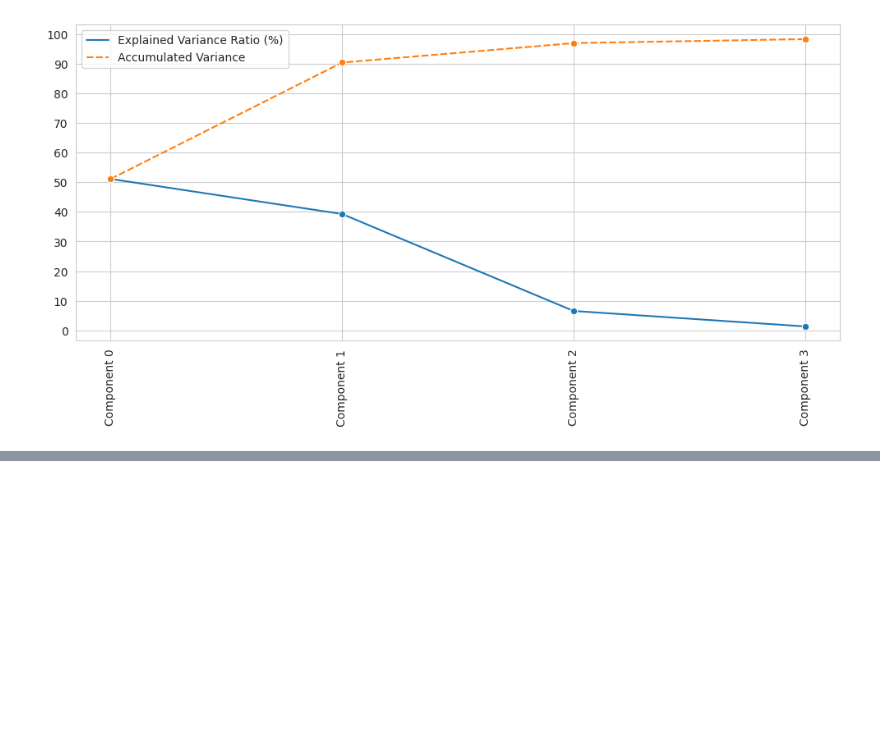
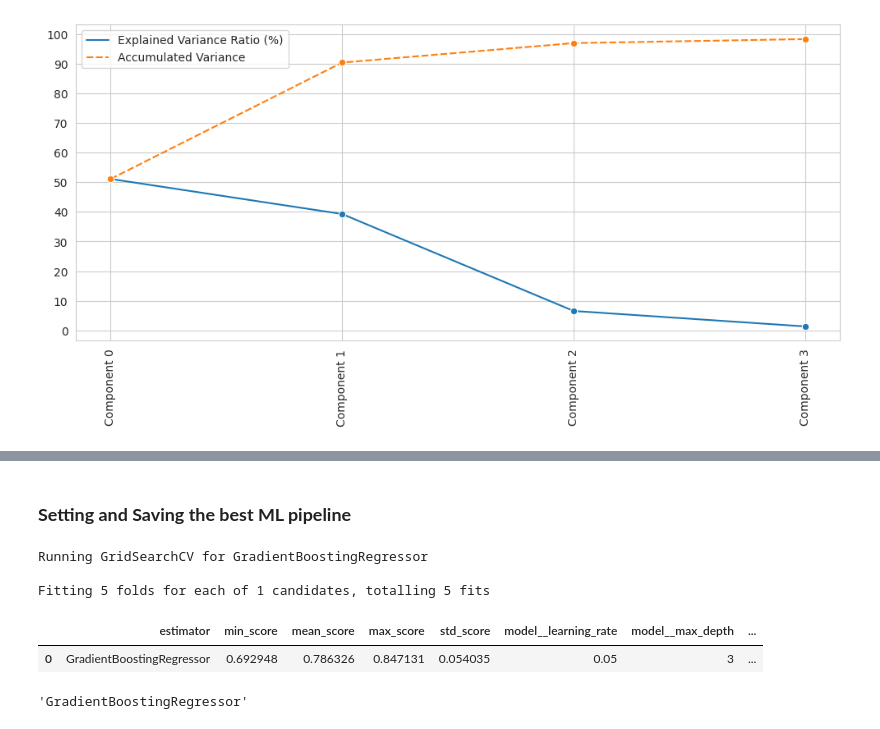
Before and after one commit to blackcatten/Heritage-Housing-project--Predictive-Analytics, a Jupyter notebook: jupyter_notebooks/05_ModelingandEvaluation-Predict.ipynb, the cells around one changed output, grey strips where cells are left out. Drawn from its saved outputs; the diff is of its cells as text; code cells hidden in the pictures; blank space fills up the shorter version.

```diff
--- a/jupyter_notebooks/05_ModelingandEvaluation-Predict.ipynb
+++ b/jupyter_notebooks/05_ModelingandEvaluation-Predict.ipynb
@@ -501,0 +649,2 @@ pca_components_analysis(df_pca=df_pca, n_components=n_components)
+# %% [markdown]
+### **Setting and Saving the best ML pipeline**
@@ -501,0 +689,33 @@ pca_components_analysis(df_pca=df_pca, n_components=n_components)
+# %%
+models_search = {
+    "GradientBoostingRegressor": GradientBoostingRegressor(random_state=0),
+}
+
+params_search = {
+    "GradientBoostingRegressor": {
+        'model__n_estimators': [100],
+        'model__max_depth': [3],
+        'model__learning_rate': [0.05],
+        'model__min_samples_split': [2],
+        'model__min_samples_leaf': [1],
+        'model__max_leaf_nodes': [None],
+    }
+}
+# %%
+search = HyperparameterOptimizationSearch(models=models_search, params=params_search)
+search.fit(X_train, y_train, scoring = 'r2', n_jobs=-1, cv=5)
+# %% [output]
+Running GridSearchCV for GradientBoostingRegressor
+
+Fitting 5 folds for each of 1 candidates, totalling 5 fits
+# %%
+grid_search_summary, grid_search_pipelines = search.score_summary(sort_by='mean_score')
+grid_search_summary
+# %% [output]
+|  | estimator | min_score | mean_score | max_score | std_score | model__learning_rate | model__max_depth | ... |
+| 0 | GradientBoostingRegressor | 0.692948 | 0.786326 | 0.847131 | 0.054035 | 0.05 | 3 | ... |
+# %%
+best_model = grid_search_summary.iloc[0,0]
+best_model
+# %% [output]
+'GradientBoostingRegressor'
```
Also changed, not shown: parts of 12 cells of this notebook.
